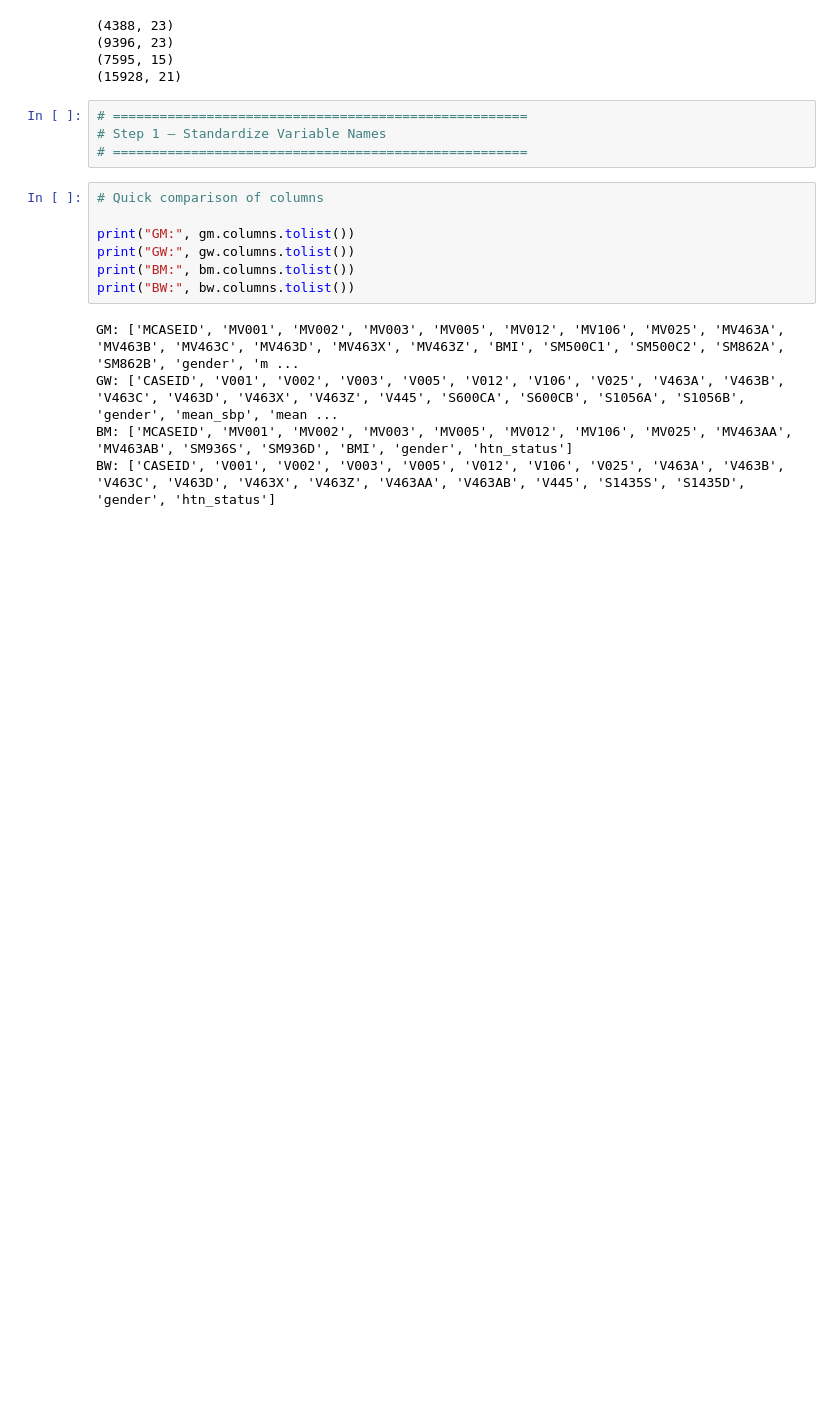
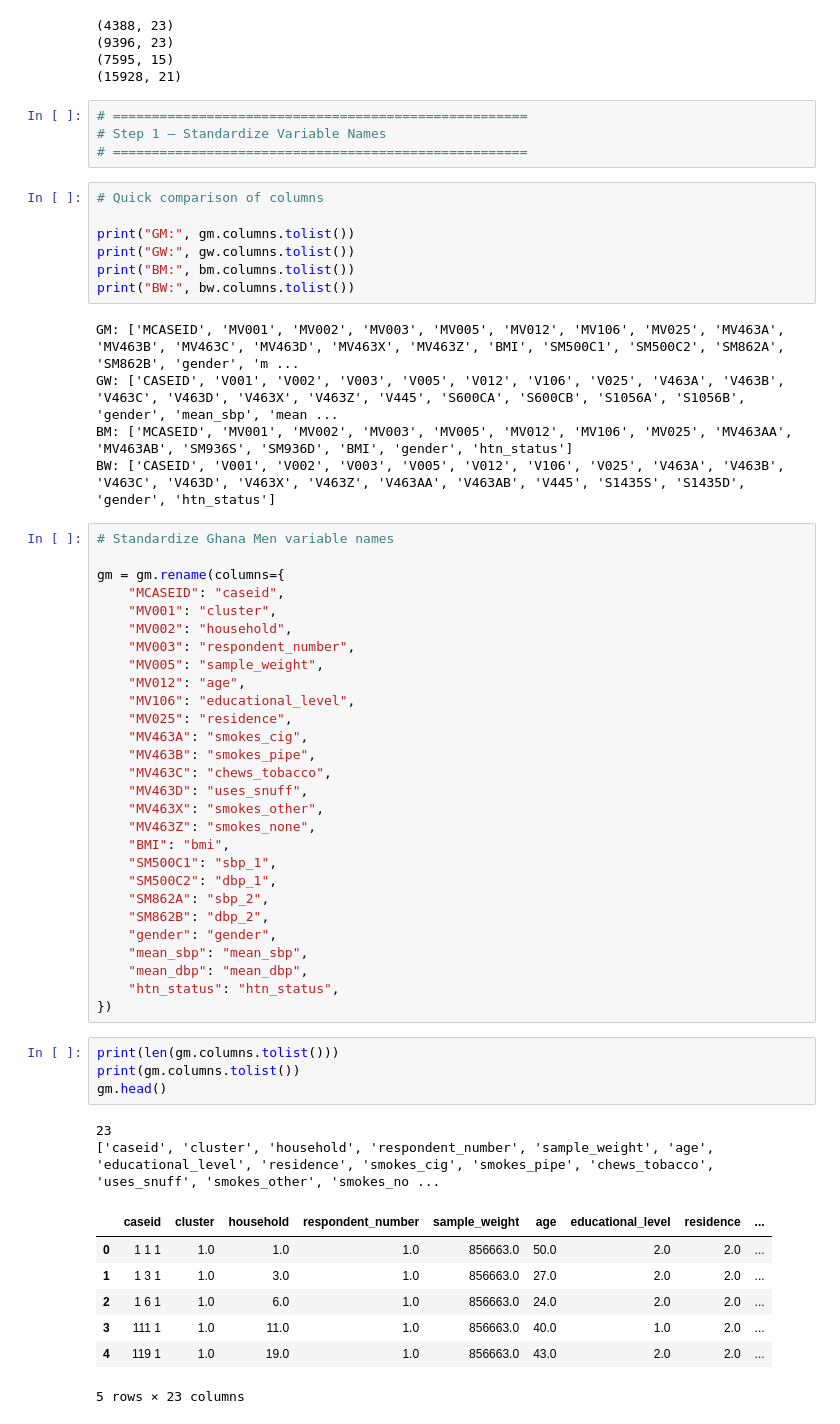
Before and after one commit to Phawazz/HyperDetect, a Jupyter notebook: notebooks/02_harmonization.ipynb, the cells around one changed output. Saved outputs shown, nothing was run; the diff lists cells and outputs as text; blank space fills up the shorter version.

```diff
--- a/notebooks/02_harmonization.ipynb
+++ b/notebooks/02_harmonization.ipynb
@@ -83,3 +81,45 @@ GM: ['MCASEID', 'MV001', 'MV002', 'MV003', 'MV005', 'MV012', 'MV106', 'MV025', '
 GW: ['CASEID', 'V001', 'V002', 'V003', 'V005', 'V012', 'V106', 'V025', 'V463A', 'V463B', 'V463C', 'V463D', 'V463X', 'V463Z', 'V445', 'S600CA', 'S600CB', 'S1056A', 'S1056B', 'gender', 'mean_sbp', 'mean ...
 BM: ['MCASEID', 'MV001', 'MV002', 'MV003', 'MV005', 'MV012', 'MV106', 'MV025', 'MV463AA', 'MV463AB', 'SM936S', 'SM936D', 'BMI', 'gender', 'htn_status']
 BW: ['CASEID', 'V001', 'V002', 'V003', 'V005', 'V012', 'V106', 'V025', 'V463A', 'V463B', 'V463C', 'V463D', 'V463X', 'V463Z', 'V463AA', 'V463AB', 'V445', 'S1435S', 'S1435D', 'gender', 'htn_status']
+# %%
+# Standardize Ghana Men variable names
+
+gm = gm.rename(columns={
+    "MCASEID": "caseid",
+    "MV001": "cluster",
+    "MV002": "household",
+    "MV003": "respondent_number",
+    "MV005": "sample_weight",
+    "MV012": "age",
+    "MV106": "educational_level",
+    "MV025": "residence",
+    "MV463A": "smokes_cig",
+    "MV463B": "smokes_pipe",
+    "MV463C": "chews_tobacco",
+    "MV463D": "uses_snuff",
+    "MV463X": "smokes_other",
+    "MV463Z": "smokes_none",
+    "BMI": "bmi",
+    "SM500C1": "sbp_1",
+    "SM500C2": "dbp_1",
+    "SM862A": "sbp_2",
+    "SM862B": "dbp_2",
+    "gender": "gender",
+    "mean_sbp": "mean_sbp",
+    "mean_dbp": "mean_dbp",
+    "htn_status": "htn_status",
+})
+# %%
+print(len(gm.columns.tolist()))
+print(gm.columns.tolist())
+gm.head()
+# %% [output]
+23
+['caseid', 'cluster', 'household', 'respondent_number', 'sample_weight', 'age', 'educational_level', 'residence', 'smokes_cig', 'smokes_pipe', 'chews_tobacco', 'uses_snuff', 'smokes_other', 'smokes_no ...
+|  | caseid | cluster | household | respondent_number | sample_weight | age | educational_level | residence | ... |
+| 0 | 1 1 1 | 1.0 | 1.0 | 1.0 | 856663.0 | 50.0 | 2.0 | 2.0 | ... |
+| 1 | 1 3 1 | 1.0 | 3.0 | 1.0 | 856663.0 | 27.0 | 2.0 | 2.0 | ... |
+| 2 | 1 6 1 | 1.0 | 6.0 | 1.0 | 856663.0 | 24.0 | 2.0 | 2.0 | ... |
+| 3 | 111 1 | 1.0 | 11.0 | 1.0 | 856663.0 | 40.0 | 1.0 | 2.0 | ... |
+| 4 | 119 1 | 1.0 | 19.0 | 1.0 | 856663.0 | 43.0 | 2.0 | 2.0 | ... |
+5 rows × 23 columns
```
Also changed, not shown: parts of 23 cells of this notebook.
